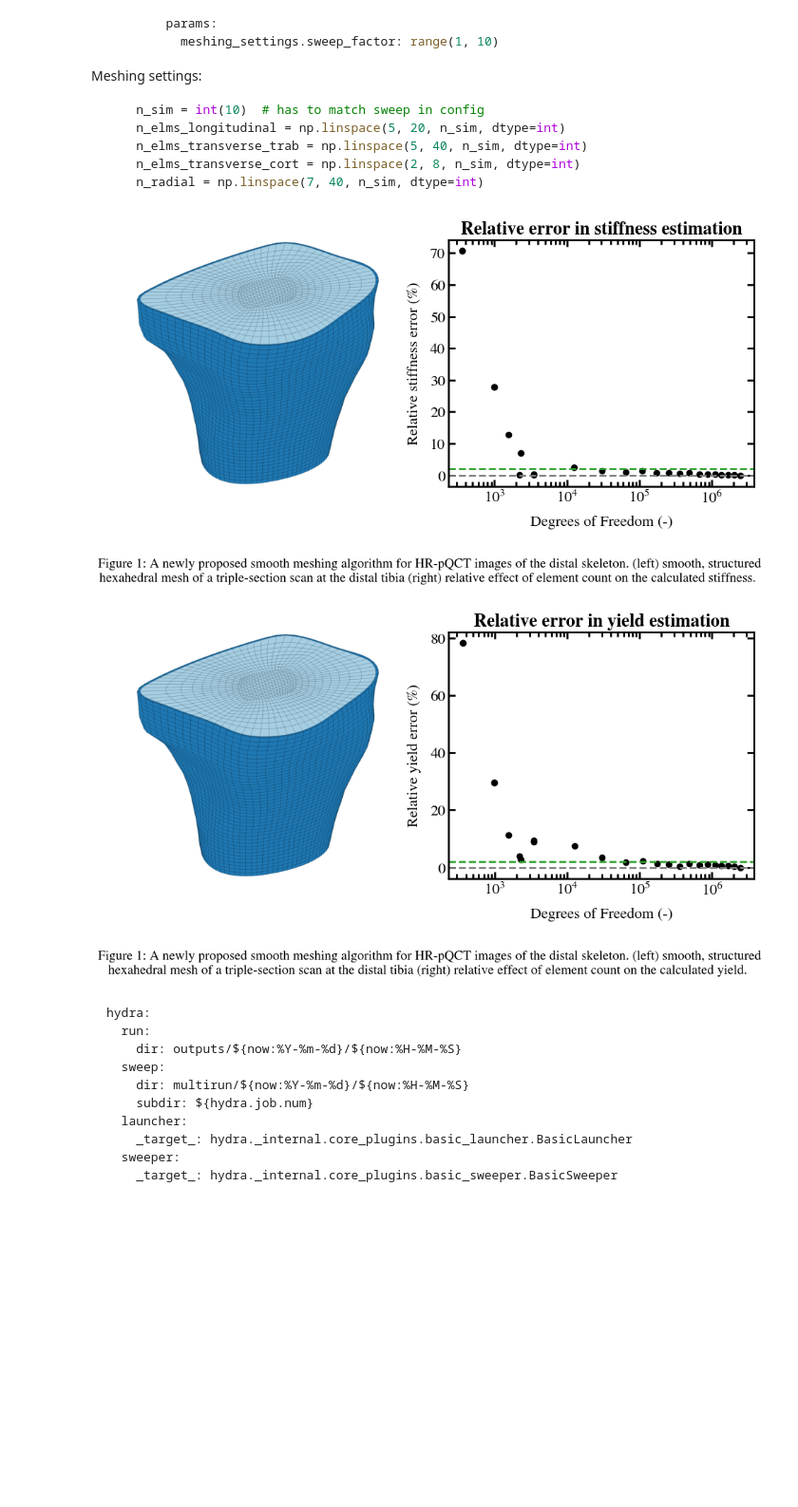
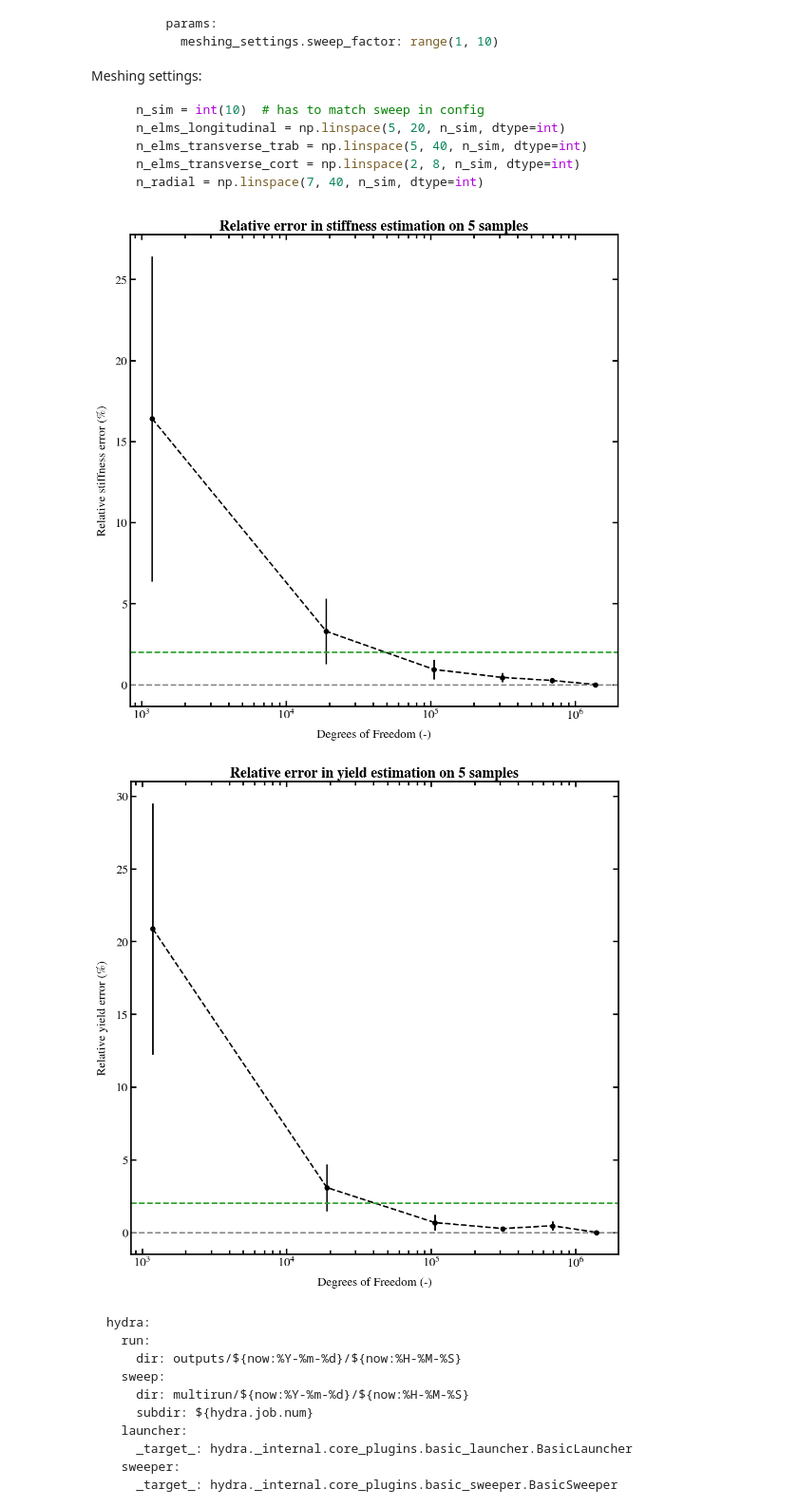
Before and after one commit to simoneponcioni/HFE, a Jupyter notebook: QMSKI/sensitivity_analysis.ipynb, the cells around one changed output. Shown at 95% size. Cells and saved outputs as stored; diff of their text form; code cells hidden in the pictures; blank space fills up the shorter version.

Commit message:
updated mesh sensitivity analysis on 5 samples

````diff
--- a/QMSKI/sensitivity_analysis.ipynb
+++ b/QMSKI/sensitivity_analysis.ipynb
@@ -34,57 +34,65 @@ import numpy as np
 import matplotlib.pyplot as plt
 import matplotlib
 import matplotlib.image as mpimg
+import statistics
 
-matplotlib.style.use('/Users/msb/Documents/01_PHD/03_Methods/Meshing/spline_mesher/src/pyhexspline/cfgdir/pos_monitor.mplstyle')
+
+matplotlib.style.use('/home/simoneponcioni/Documents/01_PHD/03_Methods/Meshing/Meshing/02_CODE/src/pyhexspline/cfgdir/pos_monitor.mplstyle')
 # %%
-# df_stiffness = pd.read_csv('mesh-sensitivity-stiffness.csv')
-# df_yield = pd.read_csv('mesh-sensitivity-yield.csv')
-df_yield = pd.read_csv('01_sensitivity_analysis_data_summary.csv')
-img = mpimg.imread('C0003091.png')
-# df_list = [df_stiffness, df_yield]
+df_yield = pd.read_csv('05_mesh_sensitivity_3_data_summary.csv')
+# img = mpimg.imread('C0003091.png')
 df_list = [df_yield, df_yield]
 df_names = ['stiffness', 'yield']
 # %%
 for df, df_name in zip(df_list, df_names):
-    # sort by DOFs
-    df = df.sort_values(by='DOFs')
-    if df_name == 'stiffness':
-        # print(df)
-        last_stiffness_value = df['stiffness_1D_FZ_MAX'].iloc[-1]
-        relative_error = 100 * np.abs(df['stiffness_1D_FZ_MAX'] - last_stiffness_value) / last_stiffness_value
-        dofs = df['DOFs']
-    else:
-        # use 'Sample' as index
-        last_yield_value = df['yield_force_FZ_MAX'].iloc[-1]
-        relative_error = 100 * np.abs(df['yield_force_FZ_MAX'] - last_yield_value) / last_yield_value
-        dofs = df['DOFs']
+    sample_subset = pd.unique(df['Sample'])
 
-    fig, axs = plt.subplots(1, 2, figsize=(10, 5))
-    axs[0].imshow(img)
-    axs[0].axis('off')
+    dofs_set = []
+    mean_error = []
+    std_error = []
+    for sample in sample_subset:
+        # create subset of samples with the same name
+        sample_df = df.loc[df['Sample'] == sample]
+        # sort by DOFs
+        sample_df = sample_df.sort_values(by='DOFs')
+        if df_name == 'stiffness':
+            last_stiffness_value = sample_df['stiffness_1D_FZ_MAX'].iloc[-1]
+            relative_error = 100 * np.abs(sample_df['stiffness_1D_FZ_MAX'] - last_stiffness_value) / last_stiffness_value
+            dofs = sample_df['DOFs']
+        else:
+            # use 'Sample' as index
+            last_yield_value = sample_df['yield_force_FZ_MAX'].iloc[-1]
+            relative_error = 100 * np.abs(sample_df['yield_force_FZ_MAX'] - last_yield_value) / last_yield_value
+            dofs = sample_df['DOFs']
 
-    axs[1].scatter(dofs, relative_error, label='relative error', color='black', marker='o')
-    axs[1].axhline(0, color='tab:grey', linestyle='--')
-    axs[1].axhline(2, color='tab:green', linestyle='--')
+        mean_error.append(relative_error)
+        std_error.append(relative_error)
 
-    axs[1].set_xscale('log')
-    axs[1].set_xlabel('Degrees of Freedom (-)')
-    axs[1].set_ylabel(f'Relative {df_name} error (%)')
-    axs[1].set_title(f'Relative error in {df_name} estimation', weight='bold')
+    dofs_set = dofs.unique()
+    mean_error_lists = [series.tolist() for series in mean_error]
+    std_error_lists = [series.tolist() for series in std_error]
 
-    # Adjust the position of figtext
-    txt=f"Figure 1: A newly proposed smooth meshing algorithm for HR-pQCT images of the distal skeleton. (left) smooth, structured hexahedral mesh of a triple-section scan at the distal tibia (right) relative effect of element count on the calculated {df_name}. "
-    fig.text(0.5, -0.1, txt, wrap=True, horizontalalignment='center', fontsize=14)
+    mean_errors = [statistics.mean(group) for group in zip(*mean_error_lists)]
+    std_errors = [statistics.stdev(group) for group in zip(*std_error_lists)]
 
-    plt.subplots_adjust(left=0.01, right=0.99, top=0.9, bottom=0.12)  # Adjust the subplot layout
+    plt.figure(figsize=(10, 10))
+    plt.errorbar(dofs, mean_errors, yerr=std_errors, fmt='o', c='black')
+    plt.plot(dofs, mean_errors, linestyle='--', color='black')
+    plt.axhline(0, color='tab:grey', linestyle='--')
+    plt.axhline(2, color='tab:green', linestyle='--')
+
+    plt.xscale('log')
+    plt.xlabel('Degrees of Freedom (-)')
+    plt.ylabel(f'Relative {df_name} error (%)')
+    plt.title(f'Relative error in {df_name} estimation on {len(sample_subset)} samples', weight='bold')
 
     plt.savefig(f'mesh-sensitivity-{df_name}.png', dpi=300, bbox_inches='tight')
     plt.tight_layout()
     plt.show()
     plt.close()
 # %% [output]
-[figure, old version]
+[figure, new version]
-[figure, old version]
+[figure, new version]
 # %% [markdown]
 ```yaml
 hydra:
````
Also changed, not shown: 1 other file.
